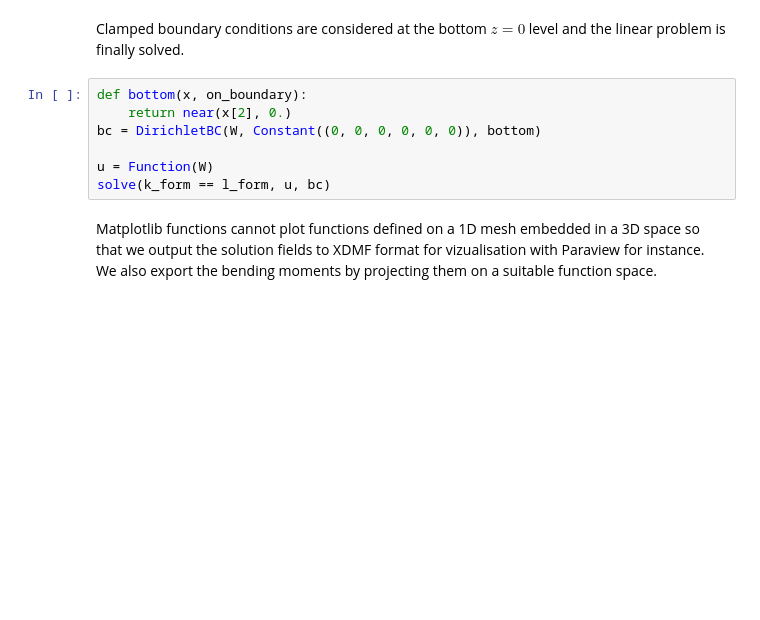
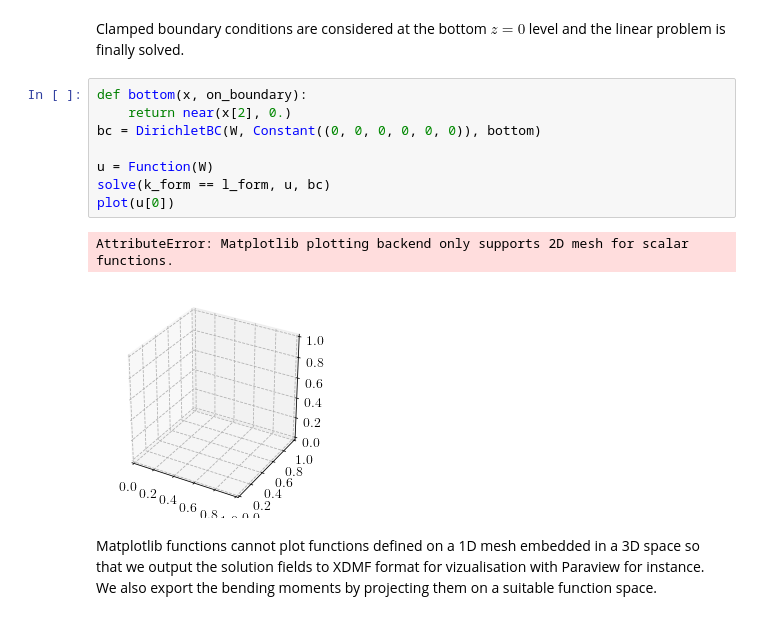
Before and after one commit to jkinda/cornet-fenics, a Jupyter notebook: examples/beams_3D/beams_3D.ipynb, the cells around one changed output. Drawn from its saved outputs; the diff is of its cells as text; blank space fills up the shorter version.

```diff
--- a/examples/beams_3D/beams_3D.ipynb
+++ b/examples/beams_3D/beams_3D.ipynb
@@ -136,10 +137,14 @@ Clamped boundary conditions are considered at the bottom $z=0$ level and the lin
 # %%
 def bottom(x, on_boundary):
     return near(x[2], 0.)
 bc = DirichletBC(W, Constant((0, 0, 0, 0, 0, 0)), bottom)
 
 u = Function(W)
 solve(k_form == l_form, u, bc)
+plot(u[0])
+# %% [output]
+AttributeError: Matplotlib plotting backend only supports 2D mesh for scalar functions.
+[figure, added]
 # %% [markdown]
 Matplotlib functions cannot plot functions defined on a 1D mesh embedded in a 3D space so that we output the solution fields to XDMF format for vizualisation with Paraview for instance. We also export the bending moments by projecting them on a suitable function space.
 # %%
```
Also changed, not shown: parts of 1 cell of this notebook.
